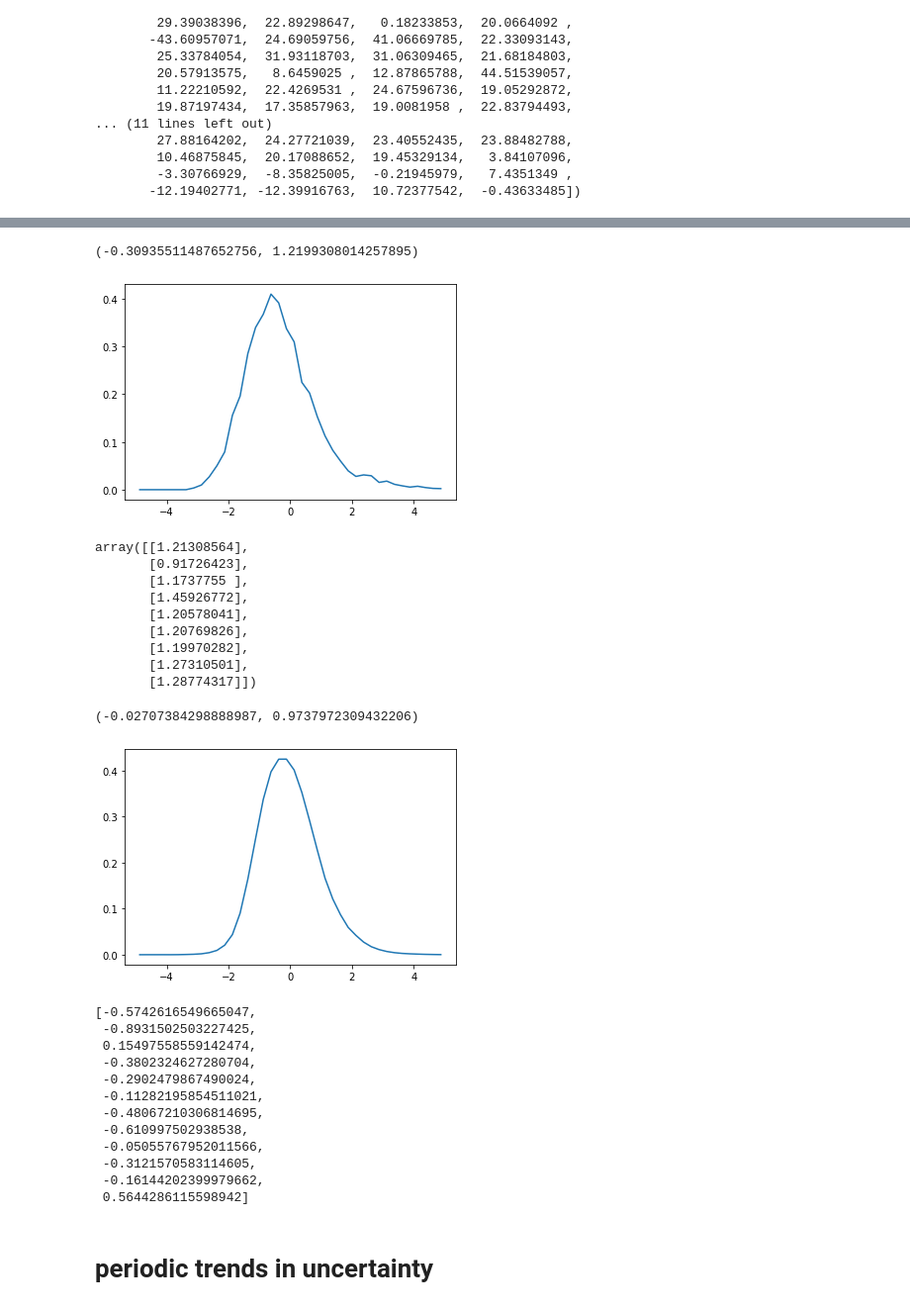
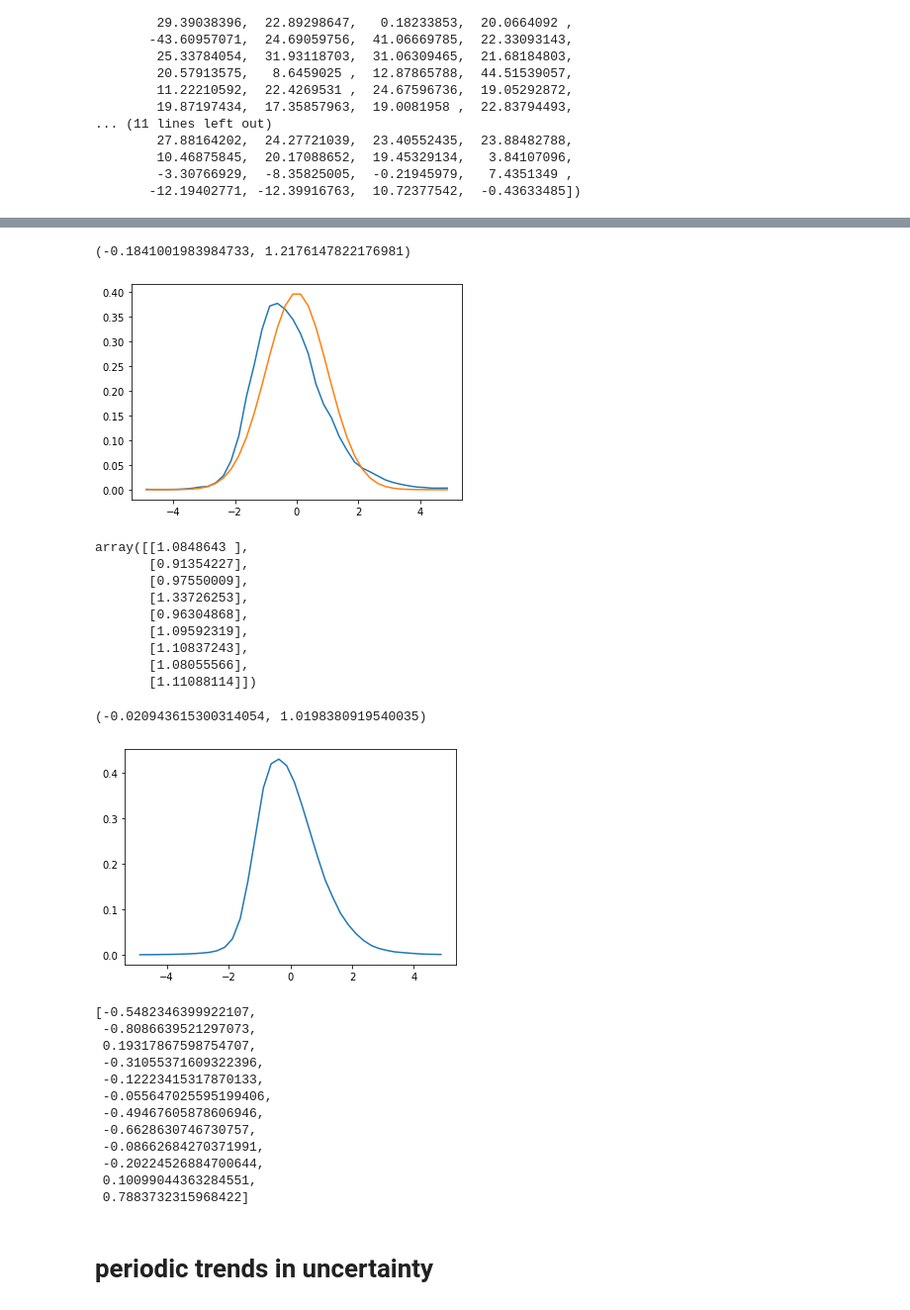
Before and after one commit to AlexTMallen/koopman-forecasting, a Jupyter notebook: figures.ipynb, the cells around one changed output, grey strips where cells are left out. Shown at 99% size. Drawn from its saved outputs; the diff is of its cells as text; code cells hidden in the pictures.

```diff
--- a/figures.ipynb
+++ b/figures.ipynb
@@ -18,12 +18,15 @@ normal_pdf = lambda mu, sigma, x: np.exp(-(x - mu)**2 / (2 * sigma**2))/(np.sqrt
 months = ["Jan", "Feb", "Mar", "Apr", "May", "Jun", "Jul", "Aug", "Sep", "Oct", "Nov", "Dec"]
 # %%
-
 zones = ['ISONE CA', 'ME', 'RI', 'VT', 'CT', 'NH', 'SEMASS', 'WCMASS', 'NEMASSBOST']
 
 test_z_scores_dict = dict()
+test_bias = pd.DataFrame(columns=zone_names, index=months, dtype=np.float64)
+test_rms = pd.DataFrame(columns=zone_names, index=months, dtype=np.float64)
 test_z_scores = []
 
 z_scores_dict = dict()
+train_bias = pd.DataFrame(columns=zone_names, index=months, dtype=np.float64)
+train_rms = pd.DataFrame(columns=zone_names, index=months, dtype=np.float64)
 z_scores = []
 
 relative_perfs = pd.DataFrame()
@@ -38,12 +41,18 @@ for fname in os.listdir(folder):
         relative.extend(relative_perfs[month])
     if fname.endswith("test_z_scores.npy"):
         month = fname[19:22]
-        test_z_scores_dict[month] = np.load(os.path.join(folder, fname))
-        test_z_scores.extend((test_z_scores_dict[month][:, :, 0][0]).tolist())
+        zs = np.load(os.path.join(folder, fname))
+        test_z_scores_dict[month] = zs
+        test_bias.loc[month] = zs.mean(axis=1)[:, 0]
+        test_rms.loc[month] = rms(zs, axis=1)[:, 0]
+        test_z_scores.extend(zs.tolist())
     elif fname.endswith("z_scores.npy"):
         month = fname[19:22]
-        z_scores_dict[month] = np.load(os.path.join(folder, fname))
-        z_scores.extend((z_scores_dict[month][:, :, 0][0]).tolist())
+        zs = np.load(os.path.join(folder, fname))
+        train_bias.loc[month] = zs.mean(axis=1)[:, 0]
+        train_rms.loc[month] = rms(zs, axis=1)[:, 0]
+        z_scores_dict[month] = zs
+        z_scores.extend(zs.tolist())
 zone_names = ['ISONE CA', 'ME', 'RI', 'VT', 'CT', 'NH', 'SEMASS', 'WCMASS', 'NEMASSBOST']
 relative_perfs.index = zone_names
 relative_perfs = relative_perfs.T
@@ -123,51 +208,51 @@ plt.legend()
 # %%
 z_hist, bin_edges = np.histogram(test_z_scores, bins=40, range=(-5, 5), density=True)
 z_axis = (bin_edges[1:] + bin_edges[:-1]) / 2
 plt.plot(z_axis, z_hist, label="Koopman test z-scores")
-# plt.plot(z_axis, normal_pdf(0, 1, z_axis), label="Standard Normal Curve")
+plt.plot(z_axis, normal_pdf(0, 1, z_axis), label="Standard Normal Curve")
 # plt.title(list(all_data.keys())[i])
-np.mean(test_z_scores), np.mean(rms(np.array(test_z_scores)))
+np.mean(test_z_scores), rms(np.array(test_z_scores))
 # %% [output]
-(-0.30935511487652756, 1.2199308014257895)
+(-0.1841001983984733, 1.2176147822176981)
-[figure, old version]
+[figure, new version]
 # %%
 mar_z = np.array(test_z_scores_dict["Mar"])
 mar_z.std(axis=1)
 # %% [output]
-array([[1.21308564],
-       [0.91726423],
-       [1.1737755 ],
-       [1.45926772],
-       [1.20578041],
-       [1.20769826],
-       [1.19970282],
-       [1.27310501],
-       [1.28774317]])
+array([[1.0848643 ],
+       [0.91354227],
+       [0.97550009],
+       [1.33726253],
+       [0.96304868],
+       [1.09592319],
+       [1.10837243],
+       [1.08055566],
+       [1.11088114]])
 # %%
 z_hist, bin_edges = np.histogram(z_scores, bins=40, range=(-5, 5), density=True)
 z_axis = (bin_edges[1:] + bin_edges[:-1]) / 2
 plt.plot(z_axis, z_hist, label="Koopman train z-scores")
 # plt.plot(z_axis, normal_pdf(0, 1, z_axis), label="Standard Normal Curve")
 # plt.title(list(all_data.keys())[i])
-np.mean(z_scores), rms(z_scores)
+np.mean(z_scores), rms(np.array(z_scores))
 # %% [output]
-(-0.02707384298888987, 0.9737972309432206)
+(-0.020943615300314054, 1.0198380919540035)
-[figure, old version]
+[figure, new version]
 # %%
 list(np.mean(test_z_scores_dict[mo]) for mo in relative_perfs.index)
 # %% [output]
-[-0.5742616549665047,
- -0.8931502503227425,
- 0.15497558559142474,
- -0.3802324627280704,
- -0.2902479867490024,
- -0.11282195854511021,
- -0.48067210306814695,
- -0.610997502938538,
- -0.05055767952011566,
- -0.3121570583114605,
- -0.16144202399979662,
- 0.5644286115598942]
+[-0.5482346399922107,
+ -0.8086639521297073,
+ 0.19317867598754707,
+ -0.31055371609322396,
+ -0.12223415317870133,
+ -0.055647025595199406,
+ -0.49467605878606946,
+ -0.6628630746730757,
+ -0.08662684270371991,
+ -0.20224526884700644,
+ 0.10099044363284551,
+ 0.7883732315968422]
 # %% [markdown]
 # periodic trends in uncertainty
 # %%
```
Also changed, not shown: parts of 40 cells of this notebook, 8 other files.
